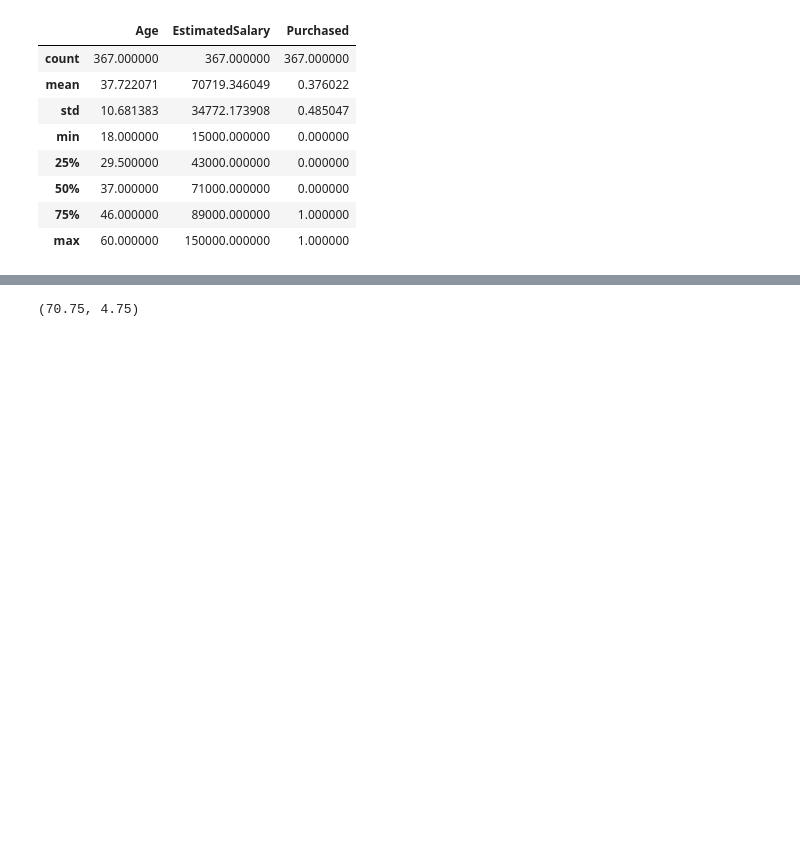
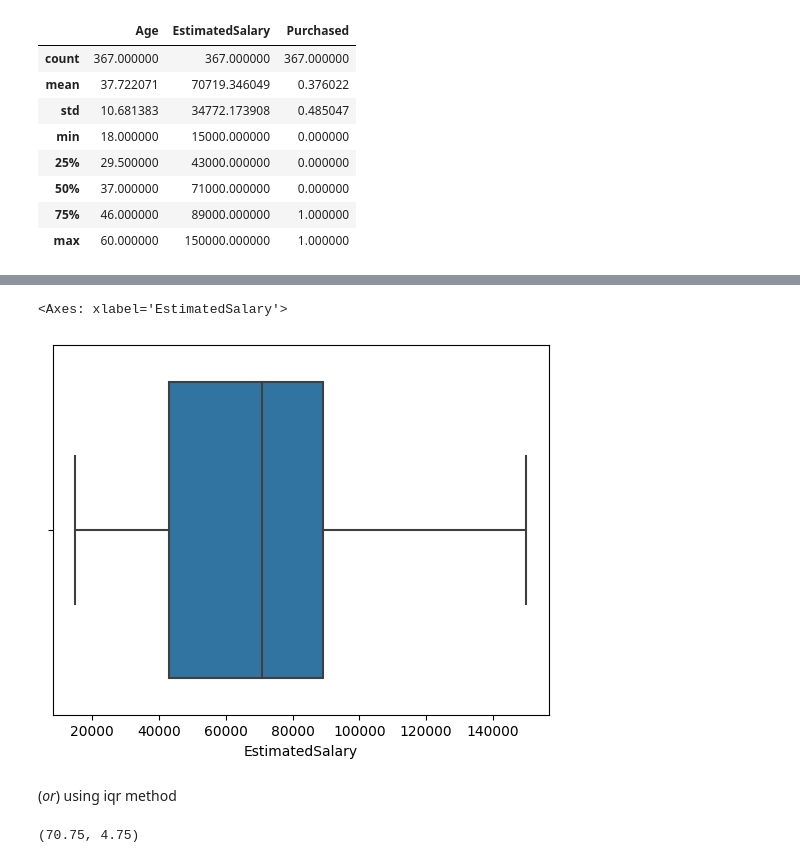
Before and after one commit to Prasanthsrinivas/Social_network_advertisements, a Jupyter notebook: Social_network_ads.ipynb, the cells around one changed output, grey strips where cells are left out. Cells and saved outputs as stored; diff of their text form; code cells hidden in the pictures; blank space fills up the shorter version.

```diff
--- a/Social_network_ads.ipynb
+++ b/Social_network_ads.ipynb
@@ -74,3 +106,10 @@ df.describe()
+# %%
+sns.boxplot(x="EstimatedSalary",data=df)
+# %% [output]
+<Axes: xlabel='EstimatedSalary'>
+[figure, added]
+# %% [markdown]
+(*or*) using iqr method
 # %%
 iqr=df.Age.quantile(0.75)-df.Age.quantile(0.25)
 upperthreshold=df.Age.quantile(0.75)+(1.5*iqr)
```
Also changed, not shown: parts of 9 cells of this notebook.
